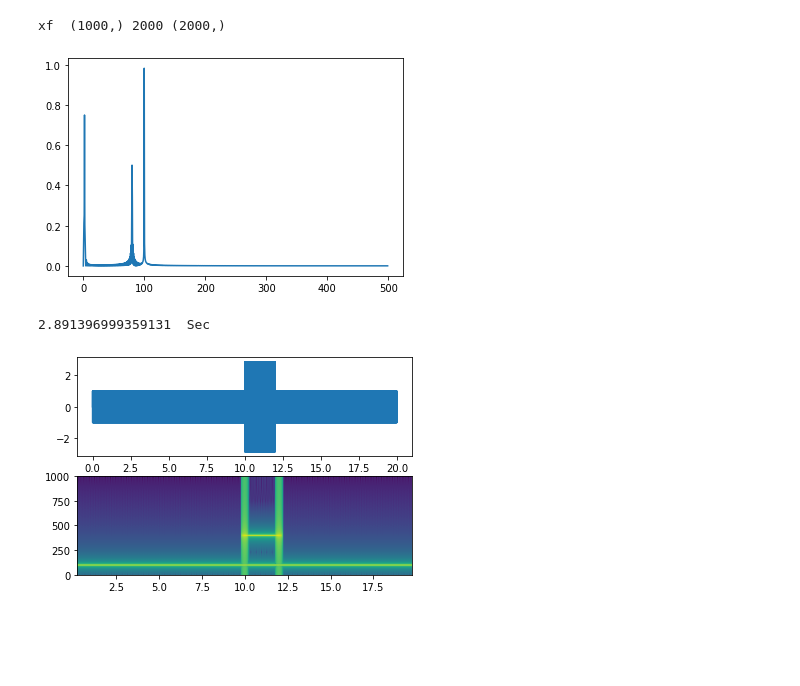
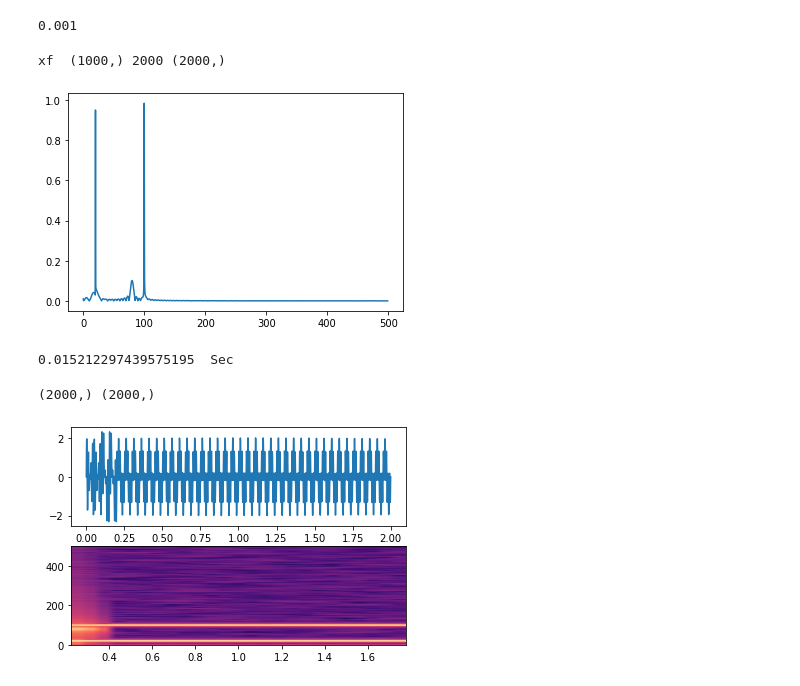
Before and after one commit to farooqhasny/ERT3PY, a Jupyter notebook: ERT3FFT.ipynb, the cells around one changed output. Drawn from its saved outputs; the diff is of its cells as text; code cells hidden in the pictures; blank space fills up the shorter version.

```diff
--- a/ERT3FFT.ipynb
+++ b/ERT3FFT.ipynb
@@ -13,14 +13,17 @@ Fs = 1000           # sampling frequency maximum measured freq will be half of F
 Ts = 2             # sample duration
 N = Fs * Ts        # total samples
 T = 1.0 / Fs       # sample spacing
+print(T)
 t0 = time.time()
 x = np.linspace(0.0, N*T, N)
-y1 = np.sin(2 * 2.0*np.pi*x)
+y1 = np.sin(20 * 2.0*np.pi*x)
 y2 = np.sin(80.0 * 2.0*np.pi*x)
 y3 = np.sin(100.0 * 2.0*np.pi*x)
-
-y1[x <= 0.5] = y2[x > 1] = 0
-y = y1+y2+y3
+y4=0.01 * np.random.random(size=len(x))
+y1[x <= 0.1] = y2[x > 0.2] = 0
+y = y1+y2+y3+y4
+# %% [output]
+0.001
 # %%
 t1 = time.time()
 yf = np.fft.fft(y)
@@ -34,35 +37,21 @@ plt.show()
 print( t1-t0," Sec")
 # %% [output]
 xf  (1000,) 2000 (2000,)
-[figure, old version]
+[figure, new version]
-2.891396999359131  Sec
+0.015212297439575195  Sec
 # %%
-# Fixing random state for reproducibility
-np.random.seed(19680801)
-
-dt = 0.0005
-t = np.arange(0.0, 20.0, dt)
-s1 = np.sin(2 * np.pi * 100 * t)
-s2 = 2 * np.sin(2 * np.pi * 400 * t)
-
-# create a transient "chirp"
-s2[t <= 10] = s2[12 <= t] = 0
-
-# add some noise into the mix
-nse = 0.01 * np.random.random(size=len(t))
-
-x = s1 + s2 # + nse  # the signal
-NFFT = 1024  # the length of the windowing segments
-Fs = int(1.0 / dt)  # the sampling frequency
-
+NFFT = 512  # the length of the windowing segments
+print(t.shape,y.shape)
 fig, (ax1, ax2) = plt.subplots(nrows=2)
-ax1.plot(t, x)
-Pxx, freqs, bins, im = ax2.specgram(x, NFFT=NFFT, Fs=Fs, noverlap=900)
+ax1.plot(t, y)
+# ax1.plot(t[:800], y[:800])
+Pxx, freqs, bins, im = ax2.specgram(y, NFFT=NFFT, Fs=Fs, noverlap=450,cmap="magma")
 # The `specgram` method returns 4 objects. They are:
 # - Pxx: the periodogram
 # - freqs: the frequency vector
 # - bins: the centers of the time bins
 # - im: the .image.AxesImage instance representing the data in the plot
 plt.show()
 # %% [output]
+(2000,) (2000,)
-[figure, old version]
+[figure, new version]
```
